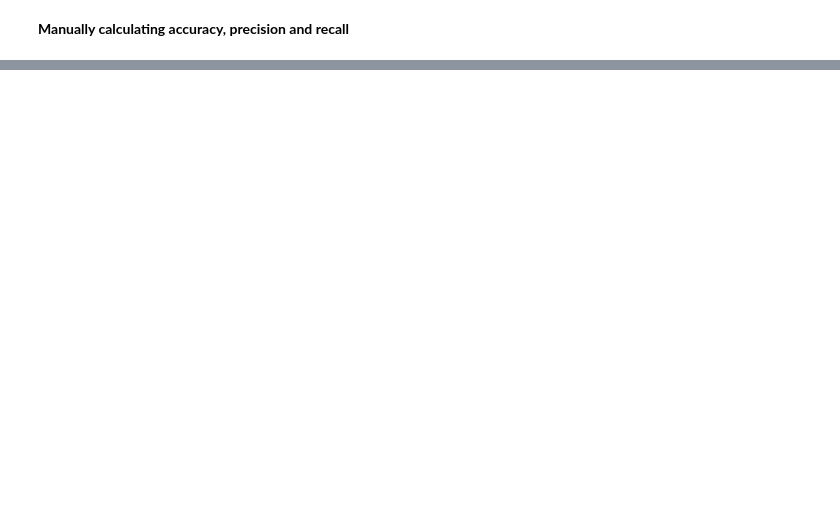
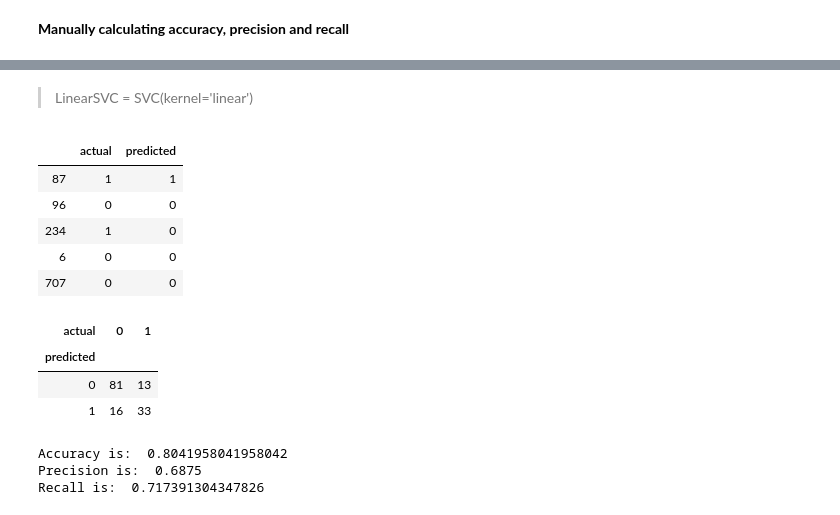
Before and after one commit to AkshaanB/Titanic-Data-Analysis, a Jupyter notebook: Titanic Data Analysis-New Version.ipynb, the cells around one changed output, grey strips where cells are left out. Cells and saved outputs as stored; diff of their text form; code cells hidden in the pictures; blank space fills up the shorter version.

```diff
--- a/Titanic Data Analysis-New Version.ipynb
+++ b/Titanic Data Analysis-New Version.ipynb
@@ -341,0 +348,26 @@ recall_score_verified
+# %% [markdown]
+> LinearSVC = SVC(kernel='linear')
+# %%
+svm_model = LinearSVC(C=1.0,dual=False).fit(x_train, y_train)
+# %%
+pred = svm_model.predict(x_test)
+# %%
+svm_results_df = pd.DataFrame({'actual':y_test,
+                              'predicted':pred})
+# %%
+svm_results_df.sample(5)
+# %% [output]
+|  | actual | predicted |
+| 87 | 1 | 1 |
+| 96 | 0 | 0 |
+| 234 | 1 | 0 |
+| 6 | 0 | 0 |
+| 707 | 0 | 0 |
+# %%
+svm_cross_tab = pd.crosstab(svm_results_df['predicted'],svm_results_df['actual'])
+svm_cross_tab
+# %% [output]
+| actual | 0 | 1 |
+| predicted |  |  |
+| 0 | 81 | 13 |
+| 1 | 16 | 33 |
@@ -341,0 +378,12 @@ recall_score_verified
+# %%
+accuracy = accuracy_score(y_test,y_pred)
+precision = precision_score(y_test,y_pred)
+recall = recall_score(y_test,y_pred)
+
+print("Accuracy is: ",accuracy)
+print("Precision is: ",precision)
+print("Recall is: ",recall)
+# %% [output]
+Accuracy is:  0.8041958041958042
+Precision is:  0.6875
+Recall is:  0.717391304347826
```
Also changed, not shown: parts of 13 cells of this notebook.
